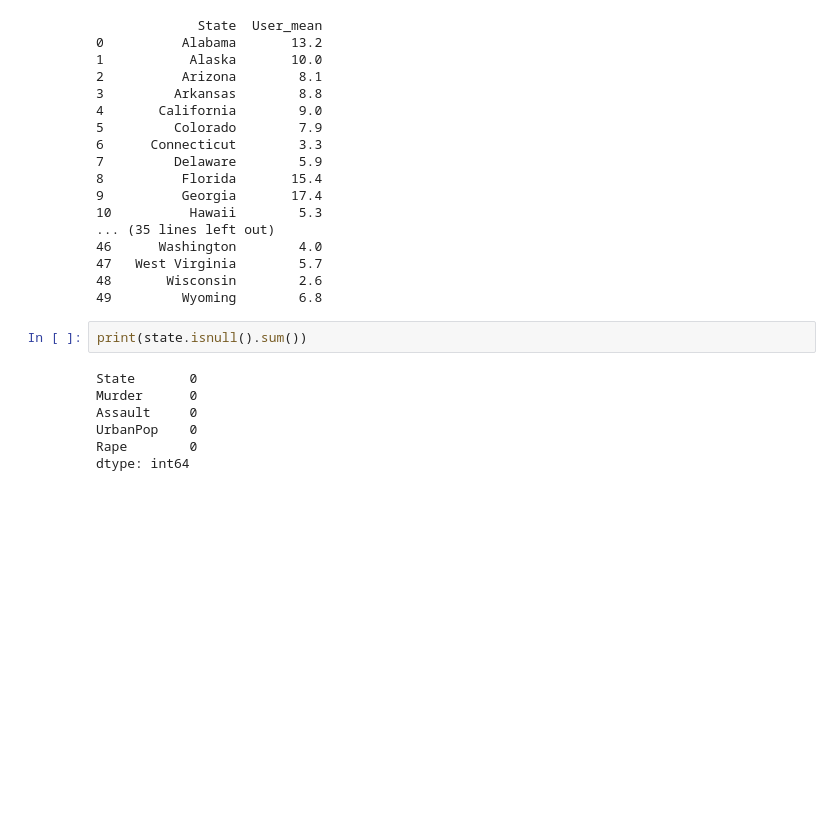
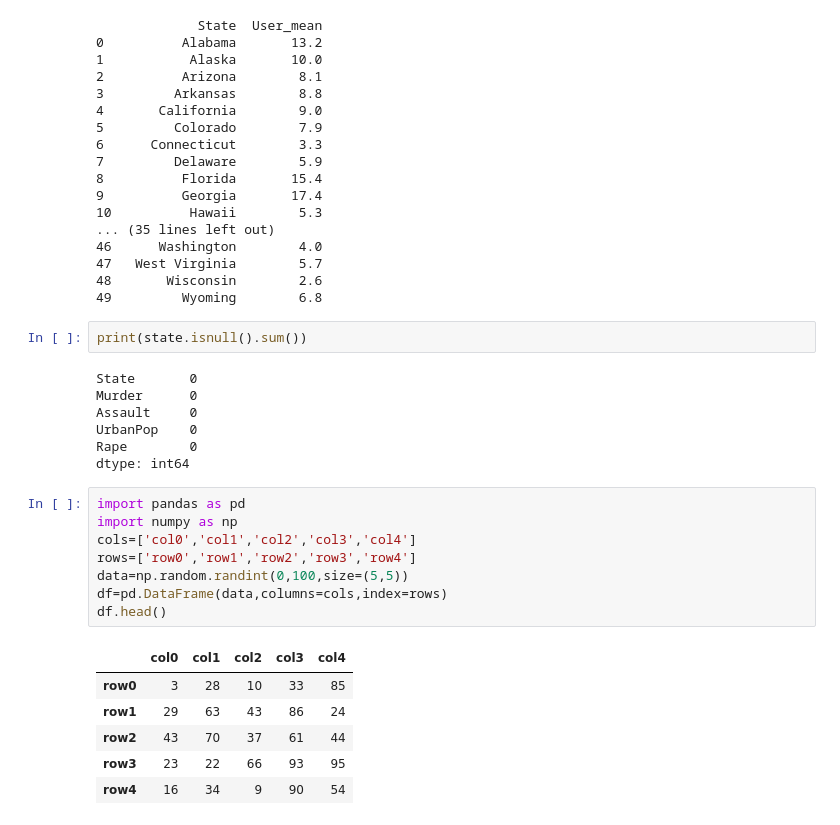
Before and after one commit to shubhamlad21/msc1_fds_512, a Jupyter notebook: FDS.ipynb, the cells around one changed output. Cells and saved outputs as stored; diff of their text form; blank space fills up the shorter version.

```diff
--- a/FDS.ipynb
+++ b/FDS.ipynb
@@ -548,3 +548,18 @@ Assault     0
 UrbanPop    0
 Rape        0
 dtype: int64
+# %%
+import pandas as pd
+import numpy as np
+cols=['col0','col1','col2','col3','col4']
+rows=['row0','row1','row2','row3','row4']
+data=np.random.randint(0,100,size=(5,5))
+df=pd.DataFrame(data,columns=cols,index=rows)
+df.head()
+# %% [output]
+|  | col0 | col1 | col2 | col3 | col4 |
+| row0 | 3 | 28 | 10 | 33 | 85 |
+| row1 | 29 | 63 | 43 | 86 | 24 |
+| row2 | 43 | 70 | 37 | 61 | 44 |
+| row3 | 23 | 22 | 66 | 93 | 95 |
+| row4 | 16 | 34 | 9 | 90 | 54 |
```
